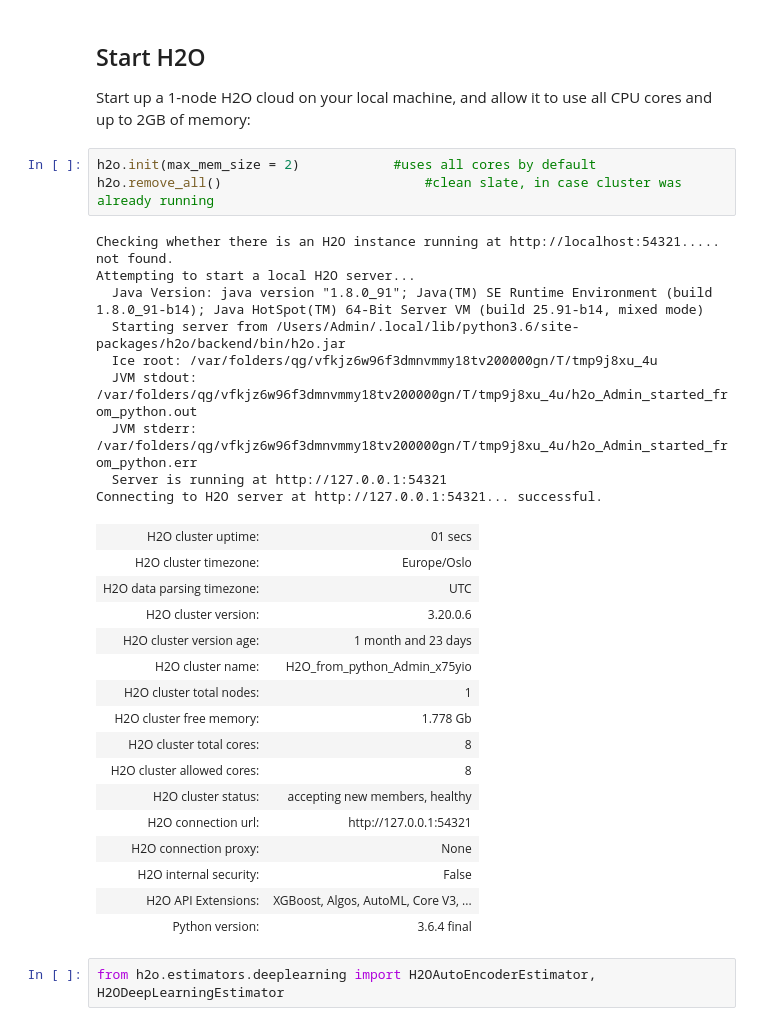
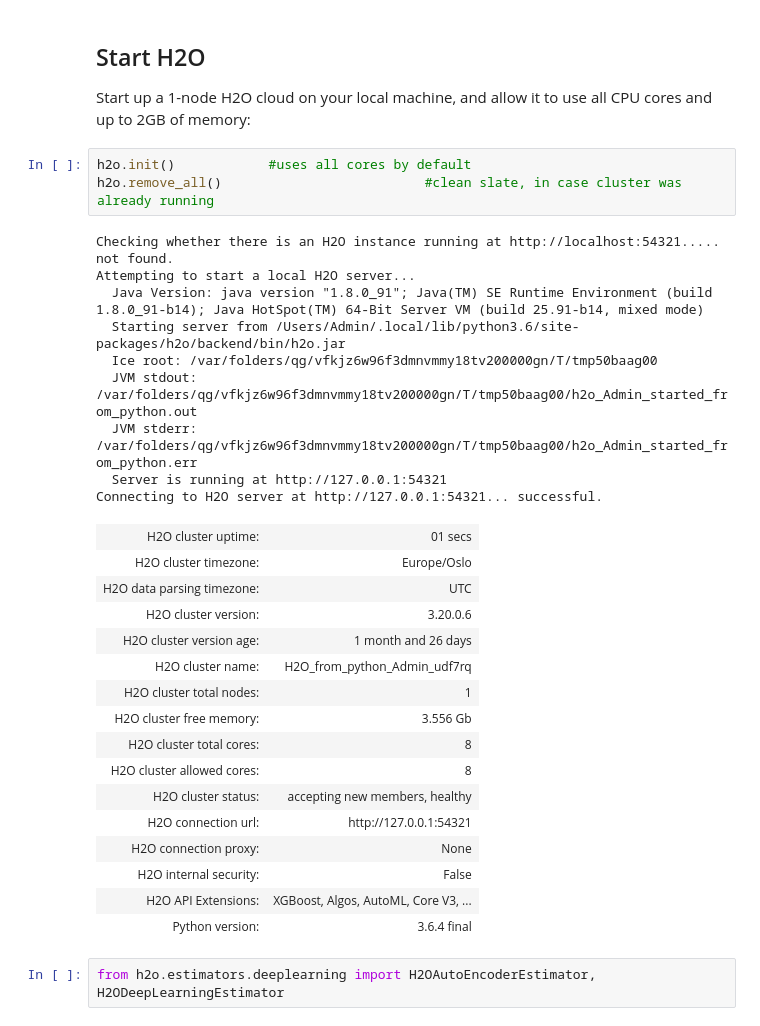
Before and after one commit to lucafon/DS-AI-Parma, a Jupyter notebook: Data Science & AI - Codelab in Parma/Deep Learning.ipynb, the cells around one changed output. Saved outputs shown, nothing was run; the diff lists cells and outputs as text.

```diff
--- a/Data Science & AI - Codelab in Parma/Deep Learning.ipynb
+++ b/Data Science & AI - Codelab in Parma/Deep Learning.ipynb
@@ -10,26 +10,26 @@ import h2o
 ## Start H2O
 Start up a 1-node H2O cloud on your local machine, and allow it to use all CPU cores and up to 2GB of memory:
 # %%
-h2o.init(max_mem_size = 2)            #uses all cores by default
+h2o.init()            #uses all cores by default
 h2o.remove_all()                          #clean slate, in case cluster was already running
 # %% [output]
 Checking whether there is an H2O instance running at http://localhost:54321..... not found.
 Attempting to start a local H2O server...
   Java Version: java version "1.8.0_91"; Java(TM) SE Runtime Environment (build 1.8.0_91-b14); Java HotSpot(TM) 64-Bit Server VM (build 25.91-b14, mixed mode)
   Starting server from /Users/Admin/.local/lib/python3.6/site-packages/h2o/backend/bin/h2o.jar
-  Ice root: /var/folders/qg/vfkjz6w96f3dmnvmmy18tv200000gn/T/tmp9j8xu_4u
-  JVM stdout: /var/folders/qg/vfkjz6w96f3dmnvmmy18tv200000gn/T/tmp9j8xu_4u/h2o_Admin_started_from_python.out
-  JVM stderr: /var/folders/qg/vfkjz6w96f3dmnvmmy18tv200000gn/T/tmp9j8xu_4u/h2o_Admin_started_from_python.err
+  Ice root: /var/folders/qg/vfkjz6w96f3dmnvmmy18tv200000gn/T/tmp50baag00
+  JVM stdout: /var/folders/qg/vfkjz6w96f3dmnvmmy18tv200000gn/T/tmp50baag00/h2o_Admin_started_from_python.out
+  JVM stderr: /var/folders/qg/vfkjz6w96f3dmnvmmy18tv200000gn/T/tmp50baag00/h2o_Admin_started_from_python.err
   Server is running at http://127.0.0.1:54321
 Connecting to H2O server at http://127.0.0.1:54321... successful.
 | H2O cluster uptime: | 01 secs |
 | H2O cluster timezone: | Europe/Oslo |
 | H2O data parsing timezone: | UTC |
 | H2O cluster version: | 3.20.0.6 |
-| H2O cluster version age: | 1 month and 23 days |
-| H2O cluster name: | H2O_from_python_Admin_x75yio |
+| H2O cluster version age: | 1 month and 26 days |
+| H2O cluster name: | H2O_from_python_Admin_udf7rq |
 | H2O cluster total nodes: | 1 |
-| H2O cluster free memory: | 1.778 Gb |
+| H2O cluster free memory: | 3.556 Gb |
 | H2O cluster total cores: | 8 |
 | H2O cluster allowed cores: | 8 |
 | H2O cluster status: | accepting new members, healthy |
```
Also changed, not shown: parts of 2 cells of this notebook, 3 other files.
